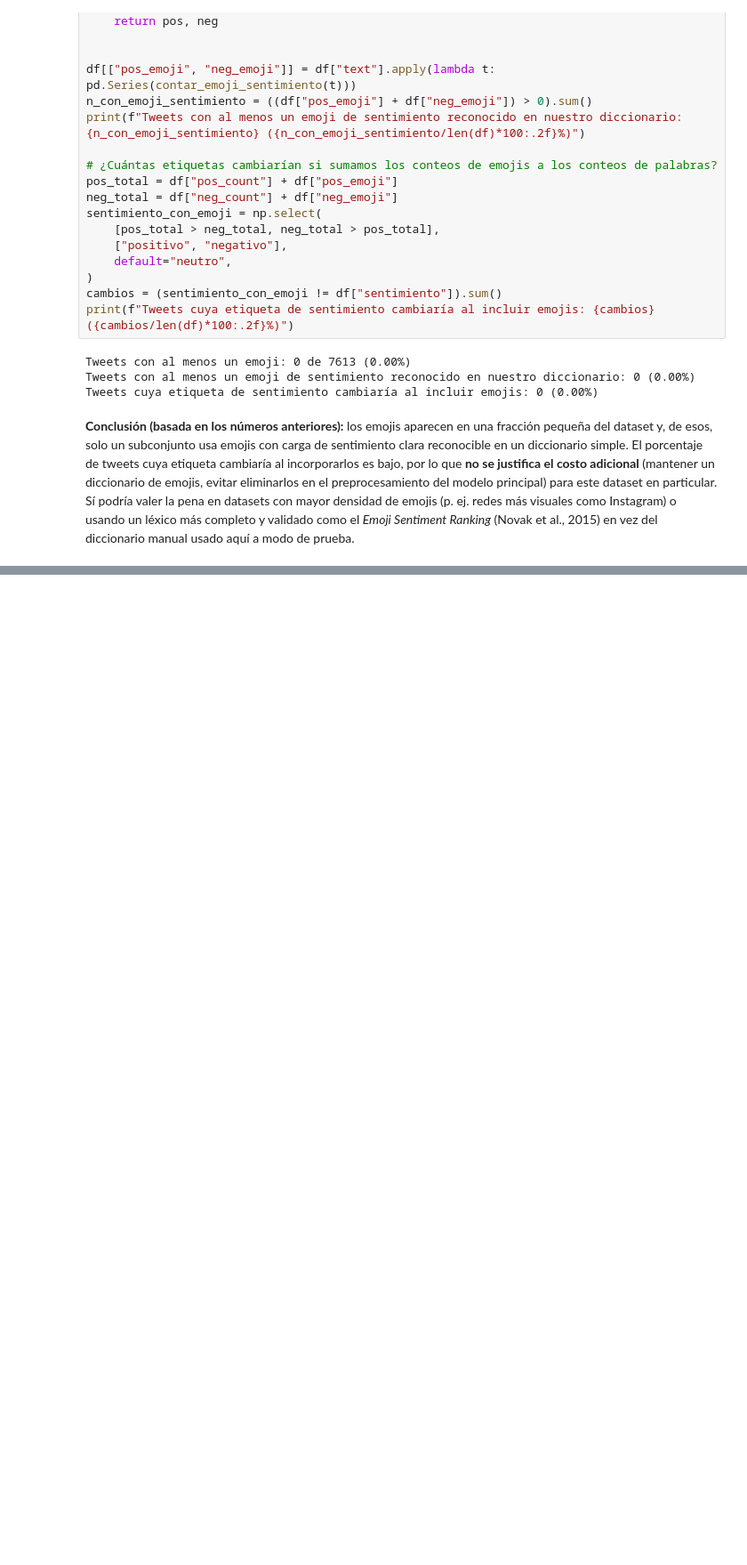
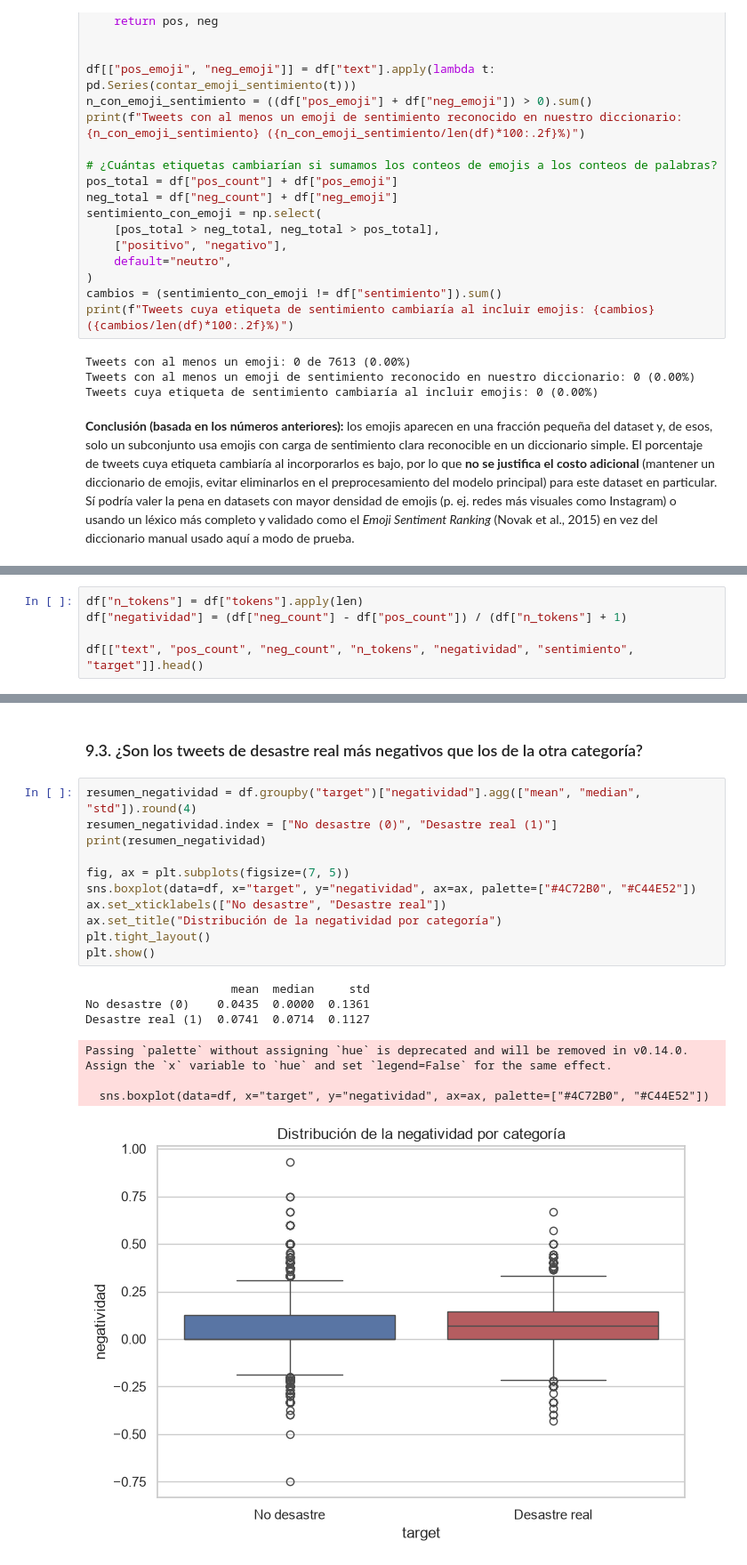
Before and after one commit to DavidDominguez-11/DS-Lab1, a Jupyter notebook: Laboratorio5_avance.ipynb, the cells around one changed output, grey strips where cells are left out. Shown at 89% size. Saved outputs shown, nothing was run; the diff lists cells and outputs as text; blank space fills up the shorter version.

Commit message:
Responder preguntas de analisis y definir negatividad

```diff
--- a/Laboratorio5_avance.ipynb
+++ b/Laboratorio5_avance.ipynb
@@ -802,0 +811,5 @@ Tweets cuya etiqueta de sentimiento cambiaría al incluir emojis: 0 (0.00%)
+# %%
+df["n_tokens"] = df["tokens"].apply(len)
+df["negatividad"] = (df["neg_count"] - df["pos_count"]) / (df["n_tokens"] + 1)
+
+df[["text", "pos_count", "neg_count", "n_tokens", "negatividad", "sentimiento", "target"]].head()
@@ -802,0 +877,21 @@ Tweets cuya etiqueta de sentimiento cambiaría al incluir emojis: 0 (0.00%)
+# %% [markdown]
+### 9.3. ¿Son los tweets de desastre real más negativos que los de la otra categoría?
+# %%
+resumen_negatividad = df.groupby("target")["negatividad"].agg(["mean", "median", "std"]).round(4)
+resumen_negatividad.index = ["No desastre (0)", "Desastre real (1)"]
+print(resumen_negatividad)
+
+fig, ax = plt.subplots(figsize=(7, 5))
+sns.boxplot(data=df, x="target", y="negatividad", ax=ax, palette=["#4C72B0", "#C44E52"])
+ax.set_xticklabels(["No desastre", "Desastre real"])
+ax.set_title("Distribución de la negatividad por categoría")
+plt.tight_layout()
+plt.show()
+# %% [output]
+                     mean  median     std
+No desastre (0)    0.0435  0.0000  0.1361
+Desastre real (1)  0.0741  0.0714  0.1127
+Passing `palette` without assigning `hue` is deprecated and will be removed in v0.14.0. Assign the `x` variable to `hue` and set `legend=False` for the same effect.
+
+  sns.boxplot(data=df, x="target", y="negatividad", ax=ax, palette=["#4C72B0", "#C44E52"])
+[figure, added]
```
Also changed, not shown: parts of 11 cells of this notebook.
